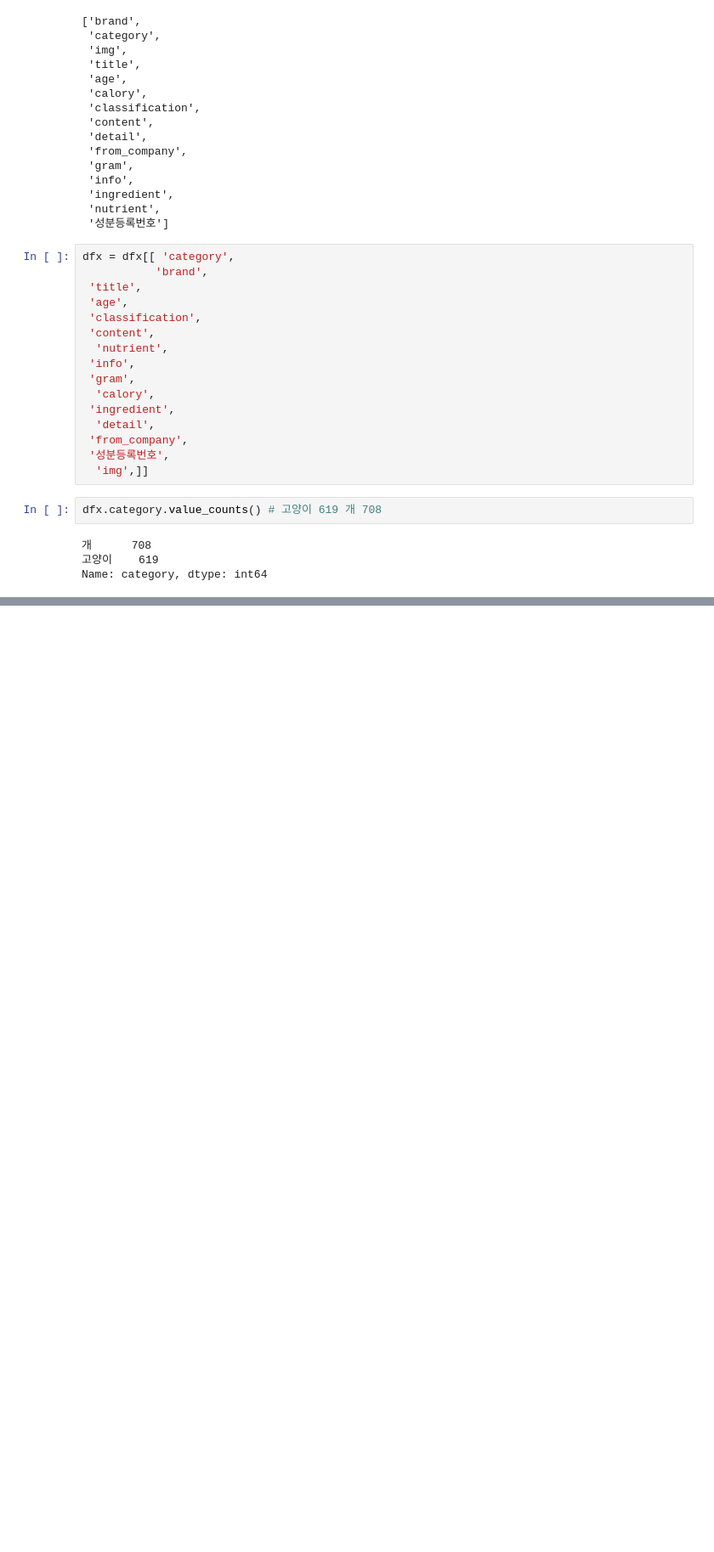
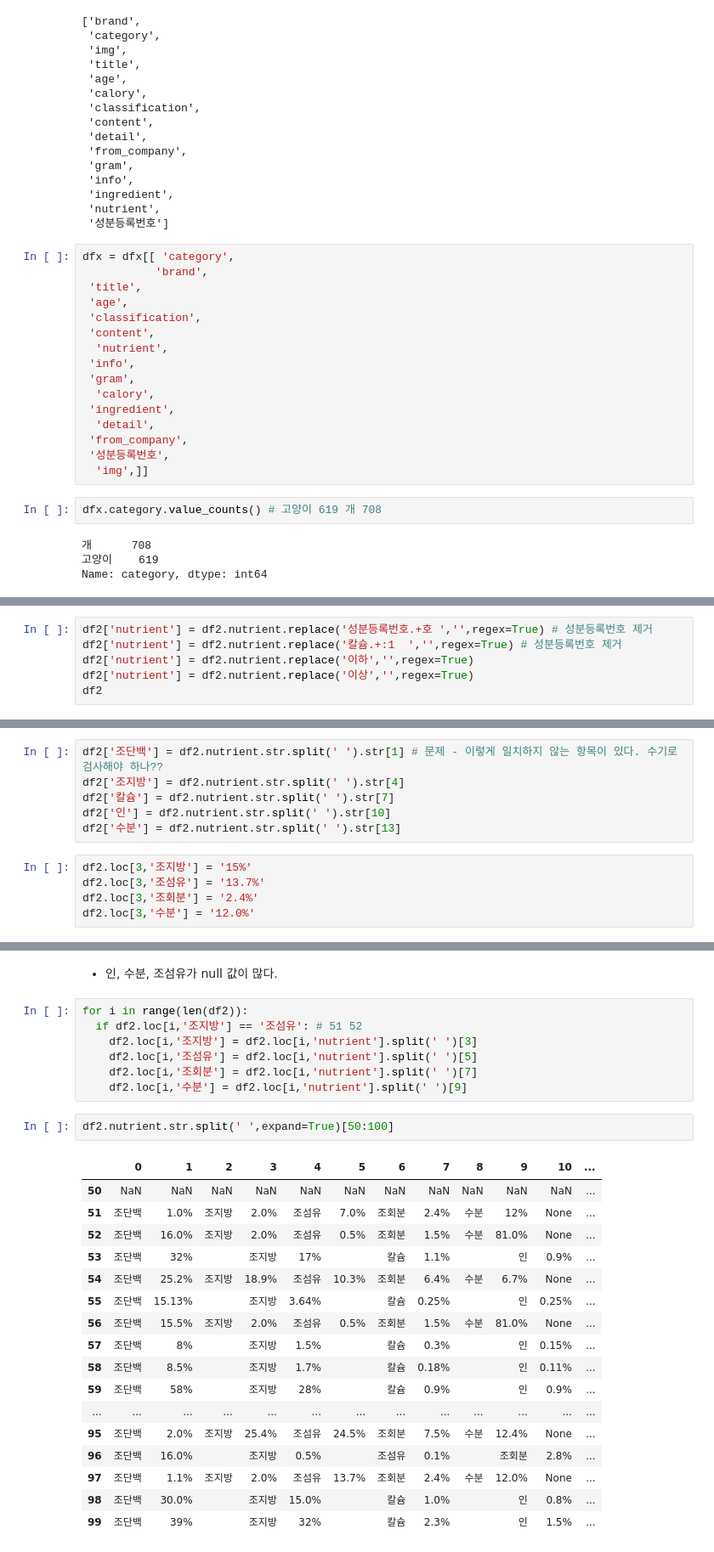
Before and after one commit to da-head0/myperfood, a Jupyter notebook: Petfood_전처리.ipynb, the cells around one changed output, grey strips where cells are left out. Shown at 85% size. Saved outputs shown, nothing was run; the diff lists cells and outputs as text; blank space fills up the shorter version.

```diff
--- a/Petfood_전처리.ipynb
+++ b/Petfood_전처리.ipynb
@@ -149,0 +249,6 @@ dfx
+# %%
+df2['nutrient'] = df2.nutrient.replace('성분등록번호.+호 ','',regex=True) # 성분등록번호 제거
+df2['nutrient'] = df2.nutrient.replace('칼슘.+:1  ','',regex=True) # 성분등록번호 제거
+df2['nutrient'] = df2.nutrient.replace('이하','',regex=True)
+df2['nutrient'] = df2.nutrient.replace('이상','',regex=True)
+df2
@@ -149,0 +285,11 @@ dfx
+# %%
+df2['조단백'] = df2.nutrient.str.split(' ').str[1] # 문제 - 이렇게 일치하지 않는 항목이 있다. 수기로 검사해야 하나??
+df2['조지방'] = df2.nutrient.str.split(' ').str[4]
+df2['칼슘'] = df2.nutrient.str.split(' ').str[7]
+df2['인'] = df2.nutrient.str.split(' ').str[10]
+df2['수분'] = df2.nutrient.str.split(' ').str[13]
+# %%
+df2.loc[3,'조지방'] = '15%'
+df2.loc[3,'조섬유'] = '13.7%'
+df2.loc[3,'조회분'] = '2.4%'
+df2.loc[3,'수분'] = '12.0%'
@@ -149,0 +324,29 @@ dfx
+# %% [markdown]
+- 인, 수분, 조섬유가 null 값이 많다.
+# %%
+for i in range(len(df2)):
+  if df2.loc[i,'조지방'] == '조섬유': # 51 52
+    df2.loc[i,'조지방'] = df2.loc[i,'nutrient'].split(' ')[3]
+    df2.loc[i,'조섬유'] = df2.loc[i,'nutrient'].split(' ')[5]
+    df2.loc[i,'조회분'] = df2.loc[i,'nutrient'].split(' ')[7]
+    df2.loc[i,'수분'] = df2.loc[i,'nutrient'].split(' ')[9]
+# %%
+df2.nutrient.str.split(' ',expand=True)[50:100]
+# %% [output]
+|  | 0 | 1 | 2 | 3 | 4 | 5 | 6 | 7 | 8 | 9 | 10 | ... |
+| 50 | NaN | NaN | NaN | NaN | NaN | NaN | NaN | NaN | NaN | NaN | NaN | ... |
+| 51 | 조단백 | 1.0% | 조지방 | 2.0% | 조섬유 | 7.0% | 조회분 | 2.4% | 수분 | 12% | None | ... |
+| 52 | 조단백 | 16.0% | 조지방 | 2.0% | 조섬유 | 0.5% | 조회분 | 1.5% | 수분 | 81.0% | None | ... |
+| 53 | 조단백 | 32% |  | 조지방 | 17% |  | 칼슘 | 1.1% |  | 인 | 0.9% | ... |
+| 54 | 조단백 | 25.2% | 조지방 | 18.9% | 조섬유 | 10.3% | 조회분 | 6.4% | 수분 | 6.7% | None | ... |
+| 55 | 조단백 | 15.13% |  | 조지방 | 3.64% |  | 칼슘 | 0.25% |  | 인 | 0.25% | ... |
+| 56 | 조단백 | 15.5% | 조지방 | 2.0% | 조섬유 | 0.5% | 조회분 | 1.5% | 수분 | 81.0% | None | ... |
+| 57 | 조단백 | 8% |  | 조지방 | 1.5% |  | 칼슘 | 0.3% |  | 인 | 0.15% | ... |
+| 58 | 조단백 | 8.5% |  | 조지방 | 1.7% |  | 칼슘 | 0.18% |  | 인 | 0.11% | ... |
+| 59 | 조단백 | 58% |  | 조지방 | 28% |  | 칼슘 | 0.9% |  | 인 | 0.9% | ... |
+| ... | ... | ... | ... | ... | ... | ... | ... | ... | ... | ... | ... | ... |
+| 95 | 조단백 | 2.0% | 조지방 | 25.4% | 조섬유 | 24.5% | 조회분 | 7.5% | 수분 | 12.4% | None | ... |
+| 96 | 조단백 | 16.0% |  | 조지방 | 0.5% |  | 조섬유 | 0.1% |  | 조회분 | 2.8% | ... |
+| 97 | 조단백 | 1.1% | 조지방 | 2.0% | 조섬유 | 13.7% | 조회분 | 2.4% | 수분 | 12.0% | None | ... |
+| 98 | 조단백 | 30.0% |  | 조지방 | 15.0% |  | 칼슘 | 1.0% |  | 인 | 0.8% | ... |
+| 99 | 조단백 | 39% |  | 조지방 | 32% |  | 칼슘 | 2.3% |  | 인 | 1.5% | ... |
```
Also changed, not shown: parts of 22 cells of this notebook.
